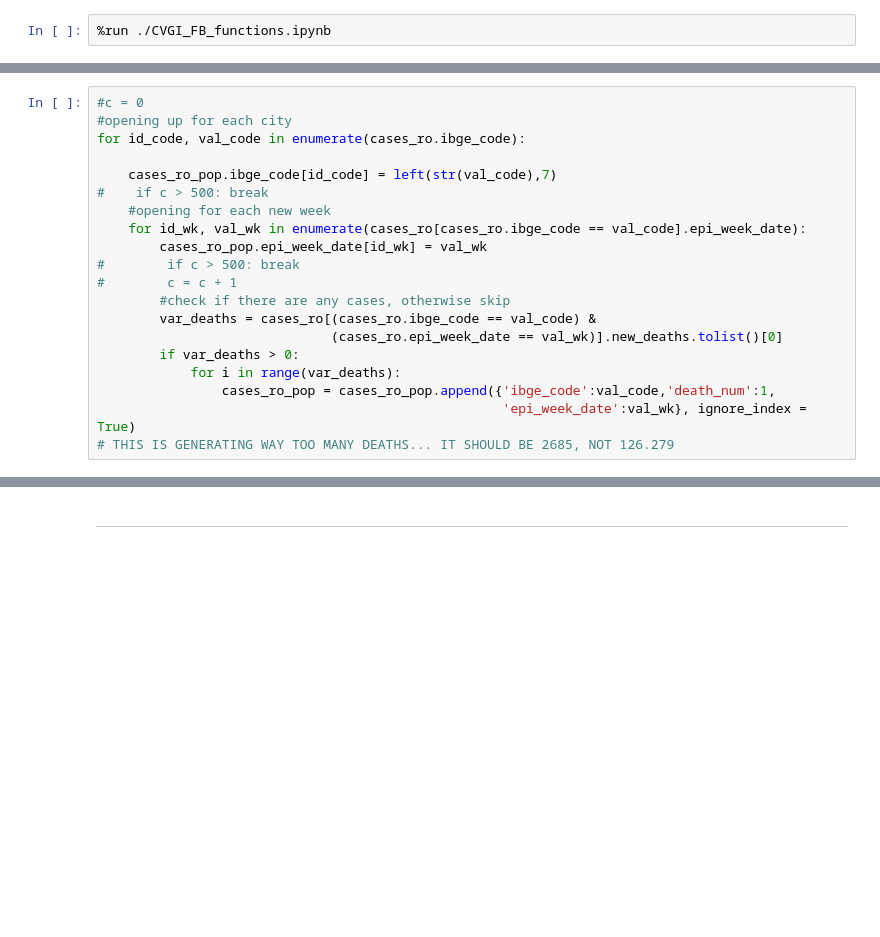
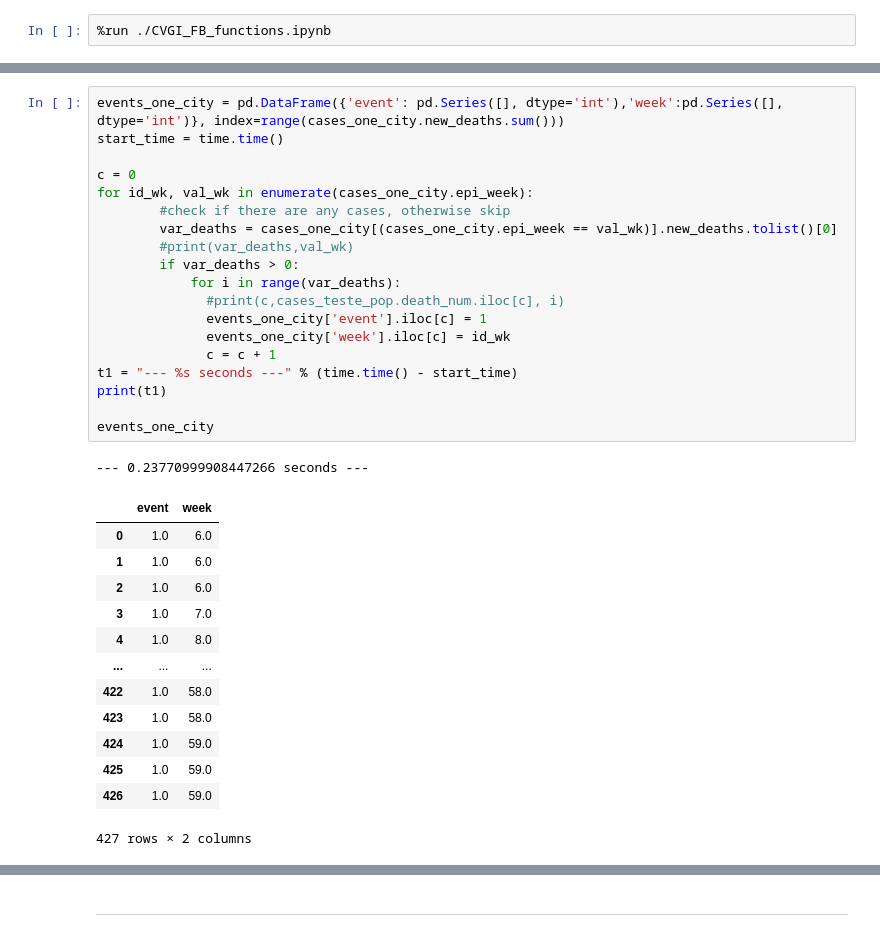
Before and after one commit to alexandrepereiraarq/COVIDGI, a Jupyter notebook: CVGI_MR_04_upscaling.ipynb, the cells around one changed output, grey strips where cells are left out. Saved outputs shown, nothing was run; the diff lists cells and outputs as text; blank space fills up the shorter version.

```diff
--- a/CVGI_MR_04_upscaling.ipynb
+++ b/CVGI_MR_04_upscaling.ipynb
@@ -110,20 +74,0 @@ dtype: object
-# %%
-#c = 0
-#opening up for each city
-for id_code, val_code in enumerate(cases_ro.ibge_code):
-
-    cases_ro_pop.ibge_code[id_code] = left(str(val_code),7)
-#    if c > 500: break
-    #opening for each new week
-    for id_wk, val_wk in enumerate(cases_ro[cases_ro.ibge_code == val_code].epi_week_date):
-        cases_ro_pop.epi_week_date[id_wk] = val_wk
-#        if c > 500: break
-#        c = c + 1
-        #check if there are any cases, otherwise skip
-        var_deaths = cases_ro[(cases_ro.ibge_code == val_code) &
-                              (cases_ro.epi_week_date == val_wk)].new_deaths.tolist()[0]
-        if var_deaths > 0:
-            for i in range(var_deaths):
-                cases_ro_pop = cases_ro_pop.append({'ibge_code':val_code,'death_num':1,
-                                                    'epi_week_date':val_wk}, ignore_index = True)
-# THIS IS GENERATING WAY TOO MANY DEATHS... IT SHOULD BE 2685, NOT 126.279
@@ -149,0 +99,34 @@ cases_ro_pop.death_num.sum()
+# %%
+events_one_city = pd.DataFrame({'event': pd.Series([], dtype='int'),'week':pd.Series([], dtype='int')}, index=range(cases_one_city.new_deaths.sum()))
+start_time = time.time()
+
+c = 0
+for id_wk, val_wk in enumerate(cases_one_city.epi_week):
+        #check if there are any cases, otherwise skip
+        var_deaths = cases_one_city[(cases_one_city.epi_week == val_wk)].new_deaths.tolist()[0]
+        #print(var_deaths,val_wk)
+        if var_deaths > 0:
+            for i in range(var_deaths):
+              #print(c,cases_teste_pop.death_num.iloc[c], i)
+              events_one_city['event'].iloc[c] = 1
+              events_one_city['week'].iloc[c] = id_wk
+              c = c + 1
+t1 = "--- %s seconds ---" % (time.time() - start_time)
+print(t1)
+
+events_one_city
+# %% [output]
+--- 0.23770999908447266 seconds ---
+|  | event | week |
+| 0 | 1.0 | 6.0 |
+| 1 | 1.0 | 6.0 |
+| 2 | 1.0 | 6.0 |
+| 3 | 1.0 | 7.0 |
+| 4 | 1.0 | 8.0 |
+| ... | ... | ... |
+| 422 | 1.0 | 58.0 |
+| 423 | 1.0 | 58.0 |
+| 424 | 1.0 | 59.0 |
+| 425 | 1.0 | 59.0 |
+| 426 | 1.0 | 59.0 |
+427 rows × 2 columns
```
Also changed, not shown: parts of 36 cells of this notebook.
